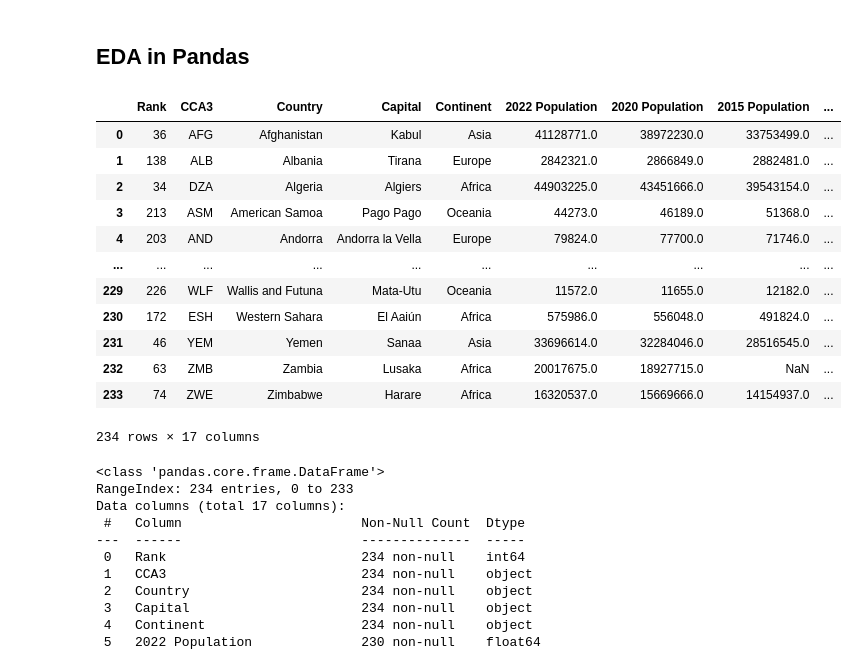
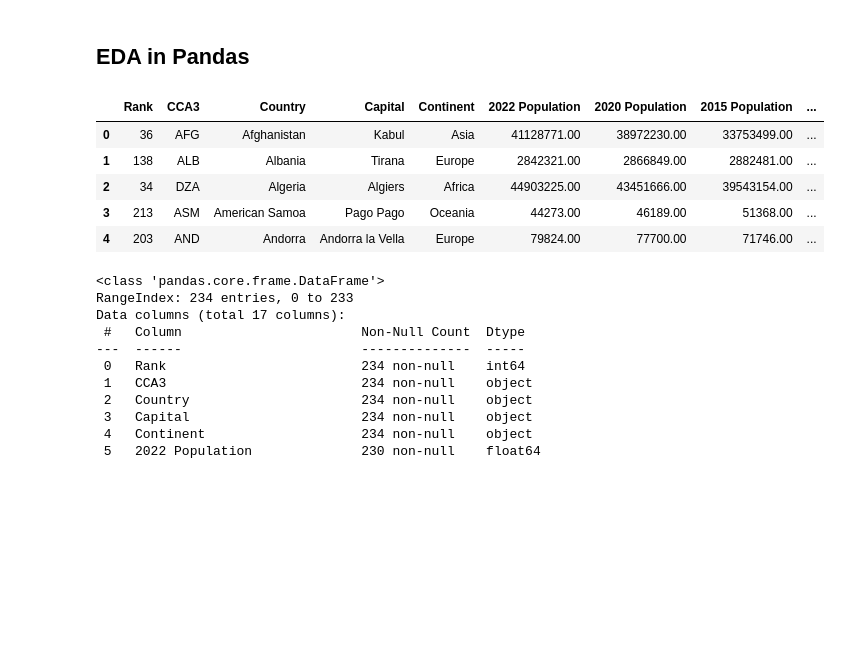
Before and after one commit to tanmaykumar99/world-population-analysis, a Jupyter notebook: World Population Pandas Analysis.ipynb, the cells around one changed output. Cells and saved outputs as stored; diff of their text form; code cells hidden in the pictures; blank space fills up the shorter version.

```diff
--- a/World Population Pandas Analysis.ipynb
+++ b/World Population Pandas Analysis.ipynb
@@ -6,21 +6,14 @@ import seaborn as sns
 import matplotlib.pyplot as plt
 # %%
 df=pd.read_csv("/Users/tanmac/Downloads/world_population.csv")
-df
+df.head()
 # %% [output]
 |  | Rank | CCA3 | Country | Capital | Continent | 2022 Population | 2020 Population | 2015 Population | ... |
-| 0 | 36 | AFG | Afghanistan | Kabul | Asia | 41128771.0 | 38972230.0 | 33753499.0 | ... |
-| 1 | 138 | ALB | Albania | Tirana | Europe | 2842321.0 | 2866849.0 | 2882481.0 | ... |
-| 2 | 34 | DZA | Algeria | Algiers | Africa | 44903225.0 | 43451666.0 | 39543154.0 | ... |
-| 3 | 213 | ASM | American Samoa | Pago Pago | Oceania | 44273.0 | 46189.0 | 51368.0 | ... |
-| 4 | 203 | AND | Andorra | Andorra la Vella | Europe | 79824.0 | 77700.0 | 71746.0 | ... |
-| ... | ... | ... | ... | ... | ... | ... | ... | ... | ... |
-| 229 | 226 | WLF | Wallis and Futuna | Mata-Utu | Oceania | 11572.0 | 11655.0 | 12182.0 | ... |
-| 230 | 172 | ESH | Western Sahara | El Aaiún | Africa | 575986.0 | 556048.0 | 491824.0 | ... |
-| 231 | 46 | YEM | Yemen | Sanaa | Asia | 33696614.0 | 32284046.0 | 28516545.0 | ... |
-| 232 | 63 | ZMB | Zambia | Lusaka | Africa | 20017675.0 | 18927715.0 | NaN | ... |
-| 233 | 74 | ZWE | Zimbabwe | Harare | Africa | 16320537.0 | 15669666.0 | 14154937.0 | ... |
+| 0 | 36 | AFG | Afghanistan | Kabul | Asia | 41128771.00 | 38972230.00 | 33753499.00 | ... |
+| 1 | 138 | ALB | Albania | Tirana | Europe | 2842321.00 | 2866849.00 | 2882481.00 | ... |
+| 2 | 34 | DZA | Algeria | Algiers | Africa | 44903225.00 | 43451666.00 | 39543154.00 | ... |
+| 3 | 213 | ASM | American Samoa | Pago Pago | Oceania | 44273.00 | 46189.00 | 51368.00 | ... |
+| 4 | 203 | AND | Andorra | Andorra la Vella | Europe | 79824.00 | 77700.00 | 71746.00 | ... |
-234 rows × 17 columns
 # %%
 df.info()
 df.describe()
```
Also changed, not shown: parts of 4 cells of this notebook.
